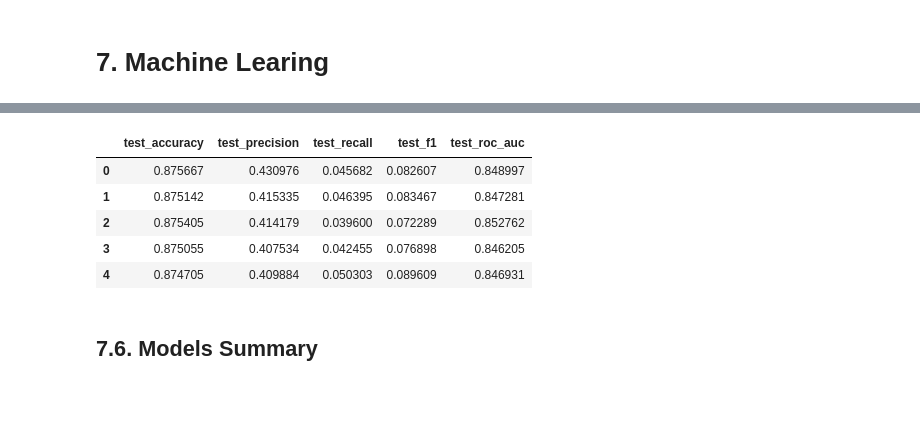
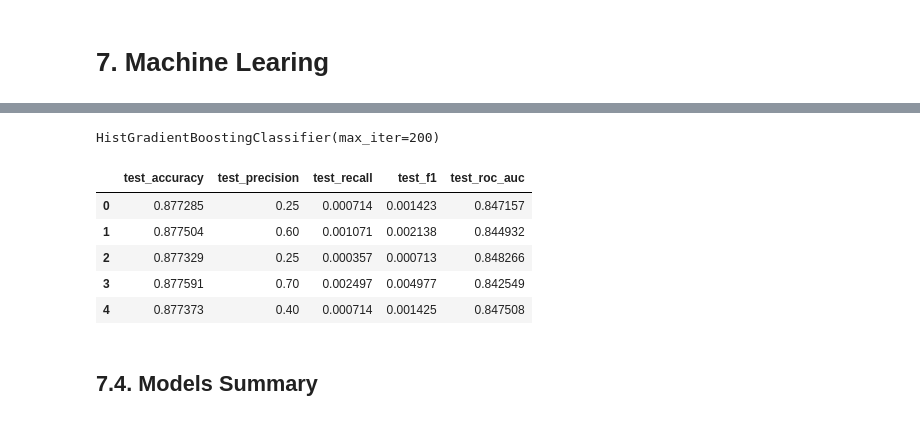
Before and after one commit to ezequielpf/health_insurance_cross_sell, a Jupyter notebook: notebooks/1.0.epf_health_insurance_cross_sell.ipynb, the cells around one changed output, grey strips where cells are left out. Cells and saved outputs as stored; diff of their text form; code cells hidden in the pictures.

```diff
--- a/notebooks/1.0.epf_health_insurance_cross_sell.ipynb
+++ b/notebooks/1.0.epf_health_insurance_cross_sell.ipynb
@@ -924,3 +921,14 @@ selected_features = ['age', 'region_code', 'previously_insured', 'vehicle_damage
+# %%
+selected_features = ['age',
+                     'region_code',
+                     'vehicle_damage_1',
+                     'vehicle_damage_0',
+                     'annual_premium',
+                     'vintage',
+                     'previously_insured']
+                     #'vehicle_age_below_1_year',
+                     #'vehicle_age_between_1_2_years',
+                     #'vehicle_age_over_2_years']
 # %%
 X_train = load_interim('X_train.csv.zip')
 y_train = load_interim('y_train.csv.zip')
@@ -1028,3 +1001,0 @@ report_rf
-# %%
-xgb_model = XGBClassifier()
-xgb_model.fit(X_train.drop('id', axis=1), y_train)
@@ -1042,0 +1002,5 @@ XGBClassifier(base_score=None, booster=None, callbacks=None,
+# %%
+hgb_model = HistGradientBoostingClassifier(max_iter=200)
+hgb_model.fit(X_train[selected_features], y_train.values.ravel())
+# %% [output]
+HistGradientBoostingClassifier(max_iter=200)
@@ -1048,13 +1012,13 @@ yhat_xgb_pred_proba = xgb_model.predict_proba(X_val.drop('id', axis=1))
 # %%
-report_xgb = report_classifier(estimator=xgb_model, X=X_val[selected_features], y=y_val)
-report_xgb
+report_hgb = report_classifier(estimator=hgb_model, X=X_val[selected_features], y=y_val)
+report_hgb
 # %% [output]
 |  | test_accuracy | test_precision | test_recall | test_f1 | test_roc_auc |
-| 0 | 0.875667 | 0.430976 | 0.045682 | 0.082607 | 0.848997 |
-| 1 | 0.875142 | 0.415335 | 0.046395 | 0.083467 | 0.847281 |
-| 2 | 0.875405 | 0.414179 | 0.039600 | 0.072289 | 0.852762 |
-| 3 | 0.875055 | 0.407534 | 0.042455 | 0.076898 | 0.846205 |
-| 4 | 0.874705 | 0.409884 | 0.050303 | 0.089609 | 0.846931 |
+| 0 | 0.877285 | 0.25 | 0.000714 | 0.001423 | 0.847157 |
+| 1 | 0.877504 | 0.60 | 0.001071 | 0.002138 | 0.844932 |
+| 2 | 0.877329 | 0.25 | 0.000357 | 0.000713 | 0.848266 |
+| 3 | 0.877591 | 0.70 | 0.002497 | 0.004977 | 0.842549 |
+| 4 | 0.877373 | 0.40 | 0.000714 | 0.001425 | 0.847508 |
 # %% [markdown]
-## 7.6. Models Summary
+## 7.4. Models Summary
 # %%
```
Also changed, not shown: parts of 101 cells of this notebook.
